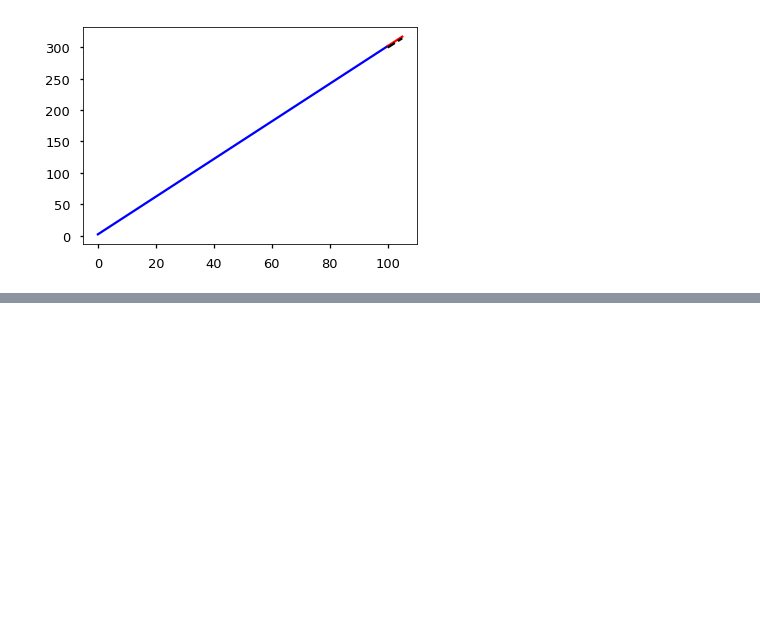
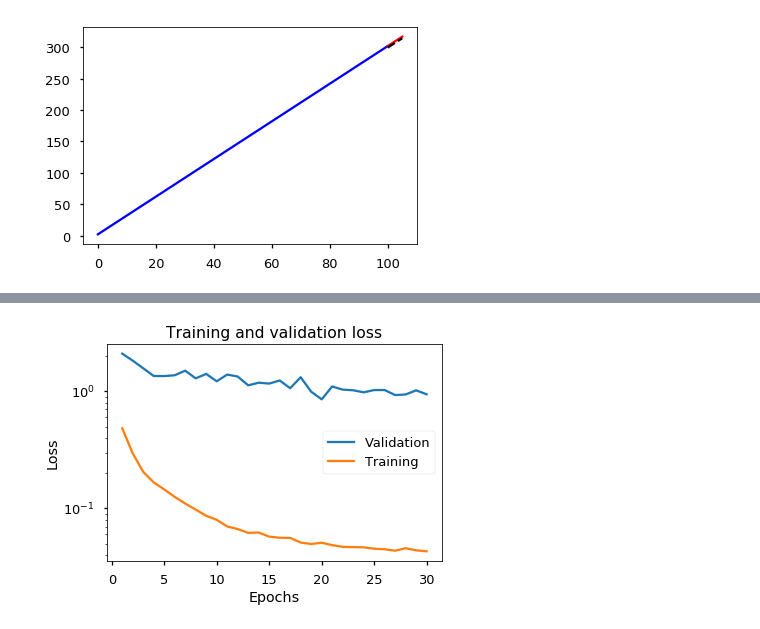
Before and after one commit to bichopaulinho/DeepLearningCourse, a Jupyter notebook: 01_intro/01_Intro_Deep_Learning-student_version.ipynb, the cells around one changed output, grey strips where cells are left out. Saved outputs shown, nothing was run; the diff lists cells and outputs as text; code cells hidden in the pictures; blank space fills up the shorter version.

```diff
--- a/01_intro/01_Intro_Deep_Learning-student_version.ipynb
+++ b/01_intro/01_Intro_Deep_Learning-student_version.ipynb
@@ -224,0 +247,27 @@ plt.plot(x_test, pred, '--k')
+# %%
+m = models.Sequential()
+m.add(layers.Dense(64, input_shape = (1,), activation = 'relu'))
+m.add(layers.Dense(32, activation = 'relu'))
+m.add(layers.Dense(32, activation = 'relu'))
+m.add(layers.Dense(1))
+
+# m.add(layers.Dense(100, input_shape=(1,), activation='tanh'))
+# m.add(layers.Dense(90, activation='tanh'))
+# m.add(layers.BatchNormalization())
+# m.add(layers.Dense(80, activation='tanh'))
+# m.add(layers.BatchNormalization())
+# m.add(layers.Dense(70, activation='tanh'))
+# m.add(layers.Dropout(0.2))
+# m.add(layers.Dense(60, activation='tanh'))
+# m.add(layers.BatchNormalization())
+# m.add(layers.Dense(50, activation='tanh'))
+# m.add(layers.Dropout(0.2))
+# m.add(layers.Dense(40, activation='tanh'))
+# m.add(layers.BatchNormalization())
+# m.add(layers.Dense(30, activation='tanh'))
+# m.add(layers.Dense(20, activation='tanh'))
+# m.add(layers.BatchNormalization())
+# m.add(layers.Dense(10, activation='tanh'))
+# m.add(layers.BatchNormalization())
+# m.add(layers.Dense(5, activation='tanh'))
+# m.add(layers.Dense(1, activation='tanh'))
@@ -224,0 +292,8 @@ plt.plot(x_test, pred, '--k')
+# %%
+m.compile(optimizer=optimizers.rmsprop(), loss=losses.mean_squared_error)
+# %%
+#normalization
+x_train_norm = (x_train-x_train.mean())/(x_train.std())
+y_train_norm = (y_train-y_train.mean())/(y_train.std())
+
+h = m.fit(x_train_norm, y_train_norm, batch_size = 128, epochs = 30, validation_split = 0.2)
@@ -224,0 +318,4 @@ plt.plot(x_test, pred, '--k')
+# %%
+plot_metric(h,'loss')
+# %% [output]
+[figure, added]
```
Also changed, not shown: parts of 16 cells of this notebook, 38 other files.
